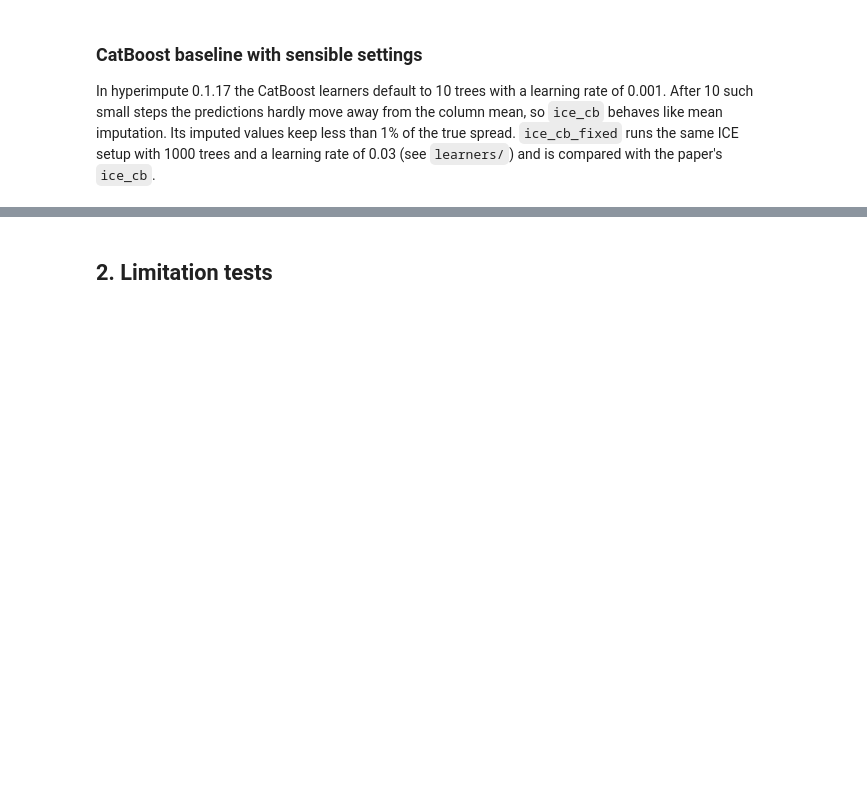
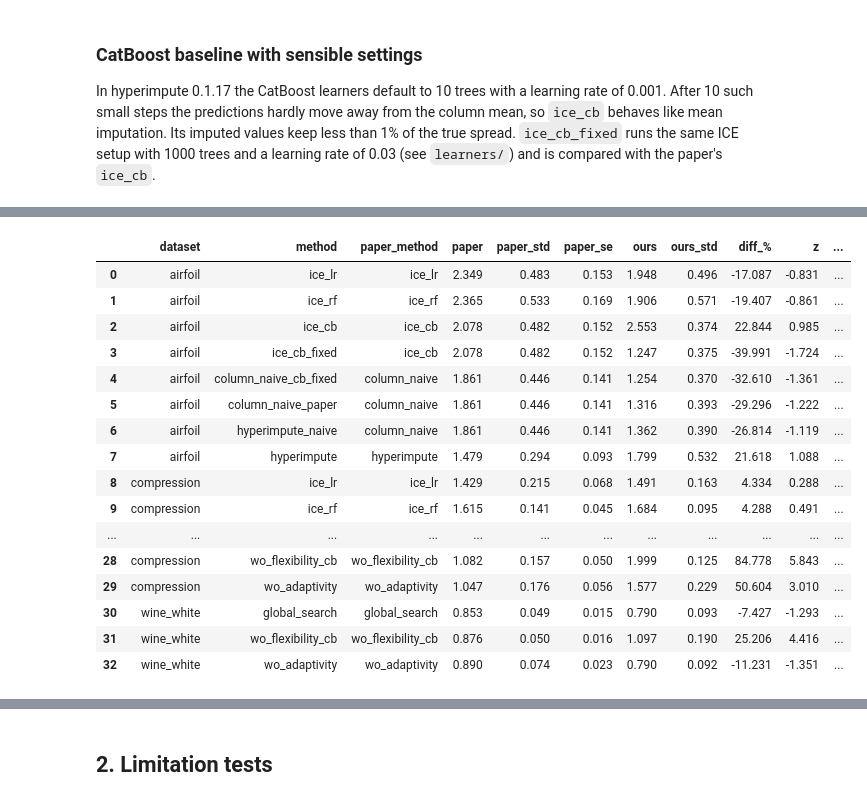
Before and after one commit to YannKleees/hyperreimpute, a Jupyter notebook: reproduction.ipynb, the cells around one changed output, grey strips where cells are left out. Drawn from its saved outputs; the diff is of its cells as text; code cells hidden in the pictures; blank space fills up the shorter version.

```diff
--- a/reproduction.ipynb
+++ b/reproduction.ipynb
@@ -110,0 +114,23 @@ ice_cb_fixed      0.721
+# %%
+ablation = ex.ablation_experiment()
+cb_pool = ex.cb_pool_experiment()
+everything = pd.concat([main, cb_fixed, ablation, cb_pool])
+ex.table2(everything).round(3)
+# %% [output]
+|  | dataset | method | paper_method | paper | paper_std | paper_se | ours | ours_std | diff_% | z | ... |
+| 0 | airfoil | ice_lr | ice_lr | 2.349 | 0.483 | 0.153 | 1.948 | 0.496 | -17.087 | -0.831 | ... |
+| 1 | airfoil | ice_rf | ice_rf | 2.365 | 0.533 | 0.169 | 1.906 | 0.571 | -19.407 | -0.861 | ... |
+| 2 | airfoil | ice_cb | ice_cb | 2.078 | 0.482 | 0.152 | 2.553 | 0.374 | 22.844 | 0.985 | ... |
+| 3 | airfoil | ice_cb_fixed | ice_cb | 2.078 | 0.482 | 0.152 | 1.247 | 0.375 | -39.991 | -1.724 | ... |
+| 4 | airfoil | column_naive_cb_fixed | column_naive | 1.861 | 0.446 | 0.141 | 1.254 | 0.370 | -32.610 | -1.361 | ... |
+| 5 | airfoil | column_naive_paper | column_naive | 1.861 | 0.446 | 0.141 | 1.316 | 0.393 | -29.296 | -1.222 | ... |
+| 6 | airfoil | hyperimpute_naive | column_naive | 1.861 | 0.446 | 0.141 | 1.362 | 0.390 | -26.814 | -1.119 | ... |
+| 7 | airfoil | hyperimpute | hyperimpute | 1.479 | 0.294 | 0.093 | 1.799 | 0.532 | 21.618 | 1.088 | ... |
+| 8 | compression | ice_lr | ice_lr | 1.429 | 0.215 | 0.068 | 1.491 | 0.163 | 4.334 | 0.288 | ... |
+| 9 | compression | ice_rf | ice_rf | 1.615 | 0.141 | 0.045 | 1.684 | 0.095 | 4.288 | 0.491 | ... |
+| ... | ... | ... | ... | ... | ... | ... | ... | ... | ... | ... | ... |
+| 28 | compression | wo_flexibility_cb | wo_flexibility_cb | 1.082 | 0.157 | 0.050 | 1.999 | 0.125 | 84.778 | 5.843 | ... |
+| 29 | compression | wo_adaptivity | wo_adaptivity | 1.047 | 0.176 | 0.056 | 1.577 | 0.229 | 50.604 | 3.010 | ... |
+| 30 | wine_white | global_search | global_search | 0.853 | 0.049 | 0.015 | 0.790 | 0.093 | -7.427 | -1.293 | ... |
+| 31 | wine_white | wo_flexibility_cb | wo_flexibility_cb | 0.876 | 0.050 | 0.016 | 1.097 | 0.190 | 25.206 | 4.416 | ... |
+| 32 | wine_white | wo_adaptivity | wo_adaptivity | 0.890 | 0.074 | 0.023 | 0.790 | 0.092 | -11.231 | -1.351 | ... |
```
Also changed, not shown: parts of 11 cells of this notebook.
